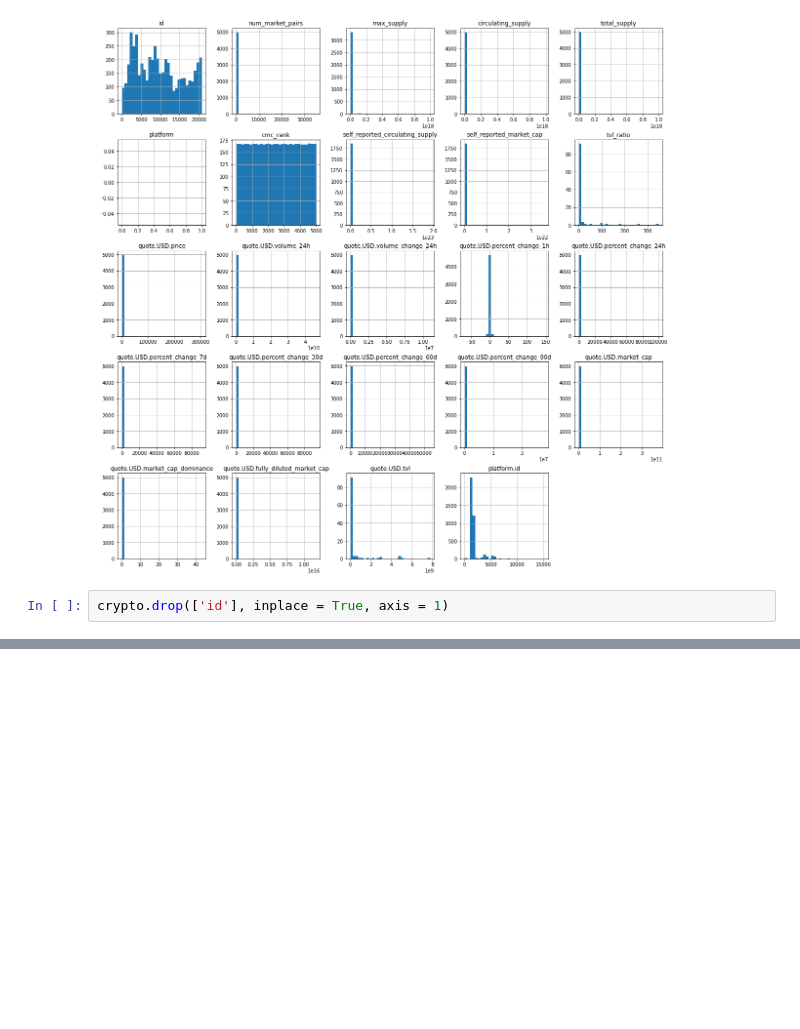
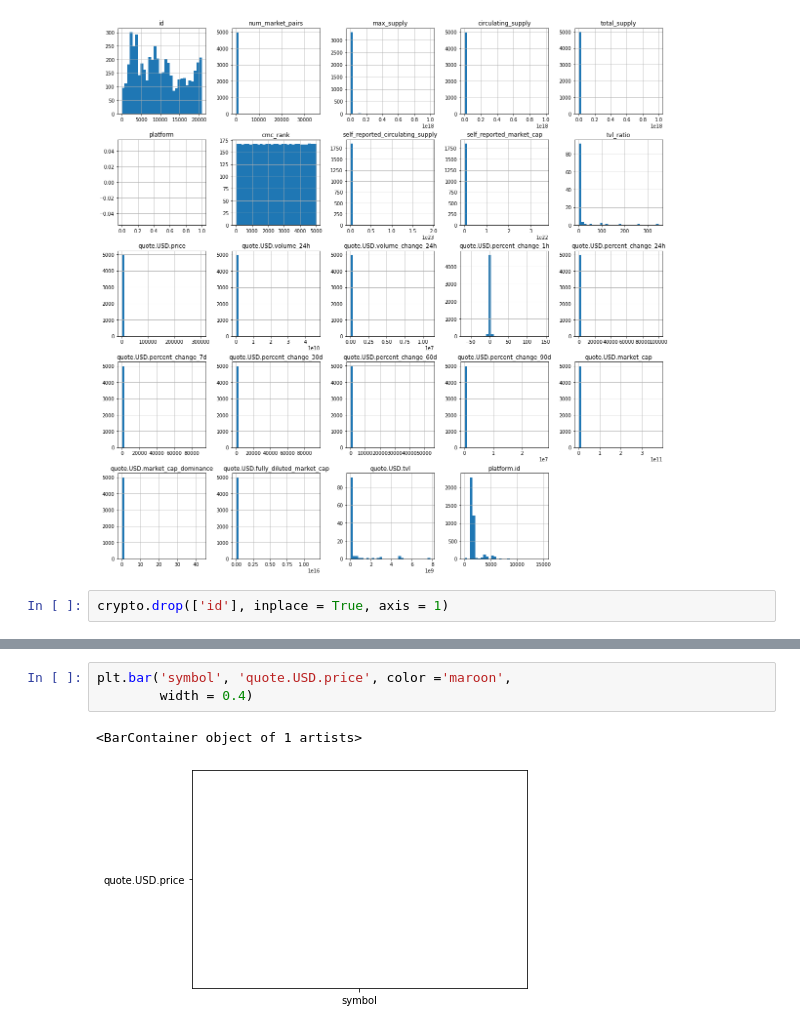
Before and after one commit to dekings44/crypto_analysis, a Jupyter notebook: cryptoData.ipynb, the cells around one changed output, grey strips where cells are left out. Drawn from its saved outputs; the diff is of its cells as text; blank space fills up the shorter version.

```diff
--- a/cryptoData.ipynb
+++ b/cryptoData.ipynb
@@ -151,0 +166,6 @@ crypto.drop(['id'], inplace = True, axis = 1)
+# %%
+plt.bar('symbol', 'quote.USD.price', color ='maroon',
+        width = 0.4)
+# %% [output]
+<BarContainer object of 1 artists>
+[figure, added]
```
Also changed, not shown: parts of 2 cells of this notebook.
